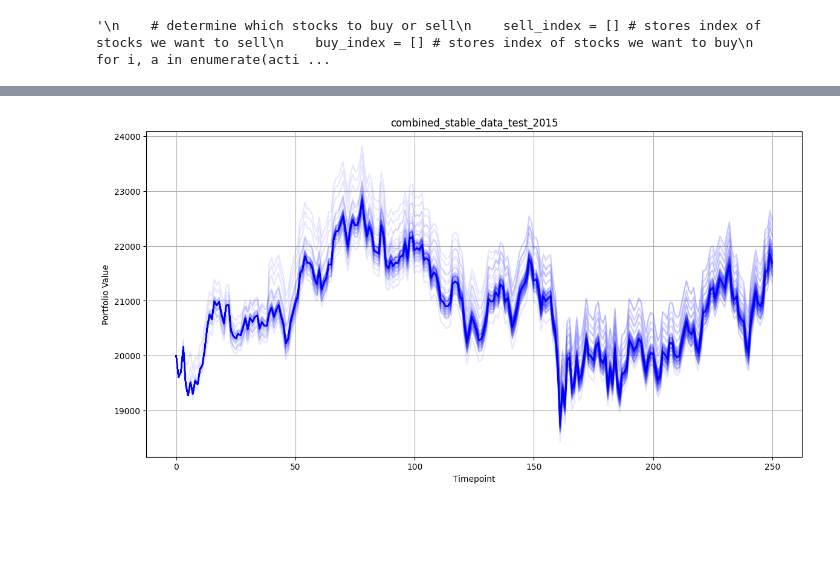
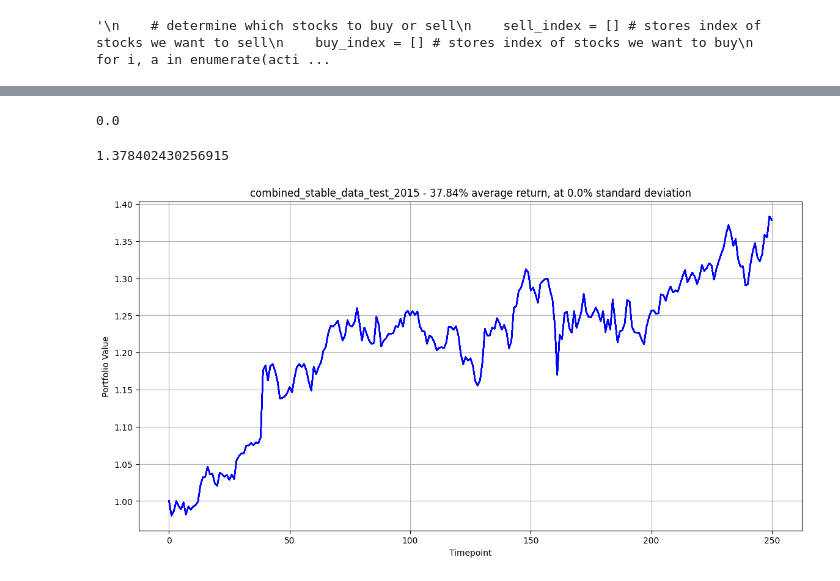
Before and after one commit to filip-topic/ML_CW2, a Jupyter notebook: RLtrader_Filip.ipynb, the cells around one changed output, grey strips where cells are left out. Saved outputs shown, nothing was run; the diff lists cells and outputs as text; code cells hidden in the pictures; blank space fills up the shorter version.

```diff
--- a/RLtrader_Filip.ipynb
+++ b/RLtrader_Filip.ipynb
@@ -332,8 +335,8 @@ class DQNAgent(object):
     self.model = LinearModel(state_size, self.n_stocks)
 
   def act(self, state):#epsilon-greedy strategy
-    if np.random.rand() <= self.epsilon:
-      return np.random.dirichlet(np.ones(self.n_stocks)) # modified by FILIP
+    #if np.random.rand() <= self.epsilon: # commented by FILIP
+      #return np.random.dirichlet(np.ones(self.n_stocks)) # commented by FILIP # modified by FILIP
     act_values = self.model.predict(state)
     return act_values # modified by FILIP  # returns action: argmax of a 1 x D vector - [0] because here we have just N = 1 observation: 1 x D output of predict
 
@@ -352,9 +355,9 @@ class DQNAgent(object):
     #print("current prices ", current_prices) # testing purposes by FILIP
     rtrn = (next_prices - current_prices) / current_prices
     #print("return ", rtrn) # testing purposes by FILIP
-    index_of_max_abs = np.argmax(np.abs(rtrn))
+    index_of_max = np.argmax(rtrn)
     output_vector = np.full_like(rtrn, 0.2/(len(rtrn)-1))
-    output_vector[index_of_max_abs] = 0.8 if rtrn[index_of_max_abs] > 0 else -0.8
+    output_vector[index_of_max] = 0.8
     return output_vector
 
   ####################### FILIP ######################################
@@ -411,7 +414,7 @@ if __name__ == '__main__':
   rewards_folder = 'linear_rl_trader_rewards'
   num_episodes = 100
   #batch_size = 32 # unuseful here - batch size for sampling
-  initial_investment = 20000
+  initial_investment = 1
 
   ####################### FILIP #####################################
 
@@ -529,28 +535,36 @@ portfolio_episode_values
+# %%
+rtrn_std
+# %% [output]
+0.0
+# %%
+np.mean(portfolio_episode_values.iloc[-1])
+# %% [output]
+1.378402430256915
 # %%
 #portfolio_episode_values.to_csv(data_name + "_portfolio_values", index = False)
 # %%
 import pandas as pd
 import matplotlib.pyplot as plt
 import seaborn as sns
 
 # Sample dataframe for demonstration
 # portfolio_episode_values = pd.DataFrame({
 #     'Value1': np.random.randn(100).cumsum(),
 #     'Value2': np.random.randn(100).cumsum(),
 #     'Value3': np.random.randn(100).cumsum()
 # })
 
 # Initialize the figure
 plt.figure(figsize=(14, 7))
 
 # Plot each column with reduced opacity
 for column in portfolio_episode_values.columns:
     sns.lineplot(data=portfolio_episode_values[column], alpha=0.1, color = "blue")
 
-plt.title(data_name)
+plt.title(data_name + f" - {rtrn_pct}% average return, at {rtrn_std}% standard deviation")
 plt.xlabel('Timepoint')
 plt.ylabel('Portfolio Value')
 plt.grid()
 plt.show()
 # %% [output]
-[figure, old version]
+[figure, new version]
```
Also changed, not shown: parts of 4 cells of this notebook.
